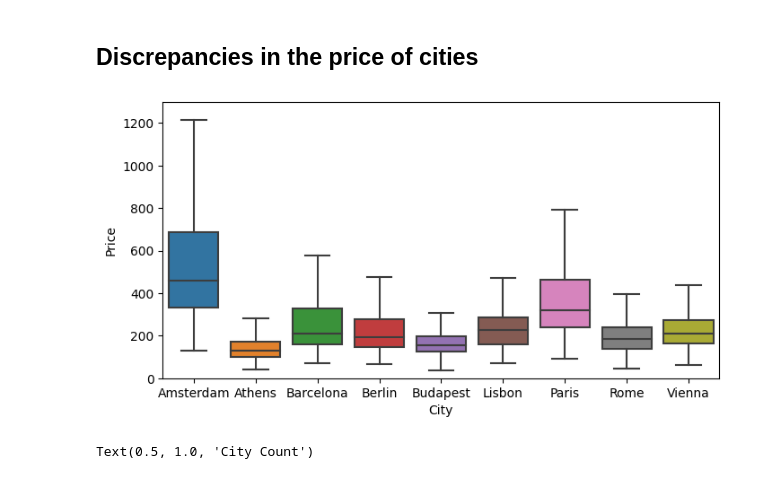
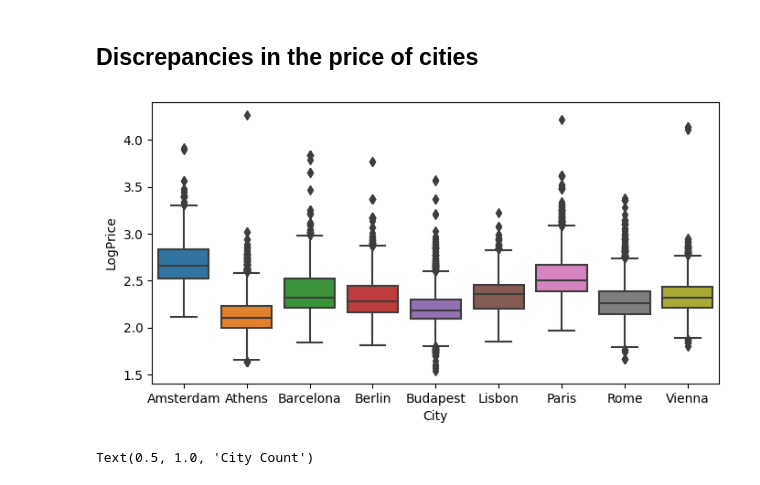
Before and after one commit to sarahp31/AirbnbPrice_Prediction, a Jupyter notebook: notebook/airbnb_analysis.ipynb, the cells around one changed output. Cells and saved outputs as stored; diff of their text form; code cells hidden in the pictures.

```diff
--- a/notebook/airbnb_analysis.ipynb
+++ b/notebook/airbnb_analysis.ipynb
@@ -65,2 +25,0 @@ upper limit is 554.2
-# %%
-data = data[data['Price'] < limit_high].copy()
@@ -72,13 +26,15 @@ sns.histplot(np.log(data['Price']), color = 'pink')
 # %% [markdown]
 ## Discrepancies in the price of cities
+# %%
+data['LogPrice'] = np.log10(data['Price'])
 # %%
 fig, ax = plt.subplots(1)
 fig.set_size_inches(8,4)
-sns.boxplot(data = data, x='City', y='Price',showfliers = False)
-ax.set_ylim([0,1300])
+sns.boxplot(data = data, x='City', y='LogPrice')
+#ax.set_ylim([0,1300])
 plt.show()
 # %% [output]
-[figure, old version]
+[figure, new version]
 # %%
 count_city = data['City'].value_counts()
 plt.pie(count_city, labels = count_city.index, autopct='%1.1f%%')
```
Also changed, not shown: parts of 45 cells of this notebook, 1 other file.
